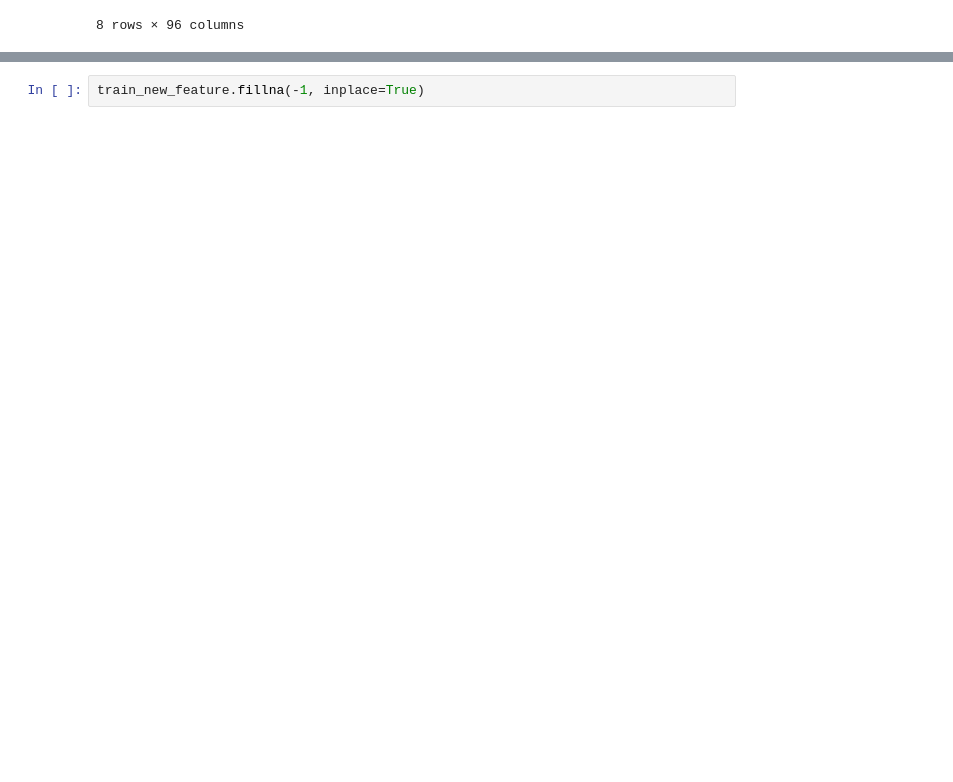
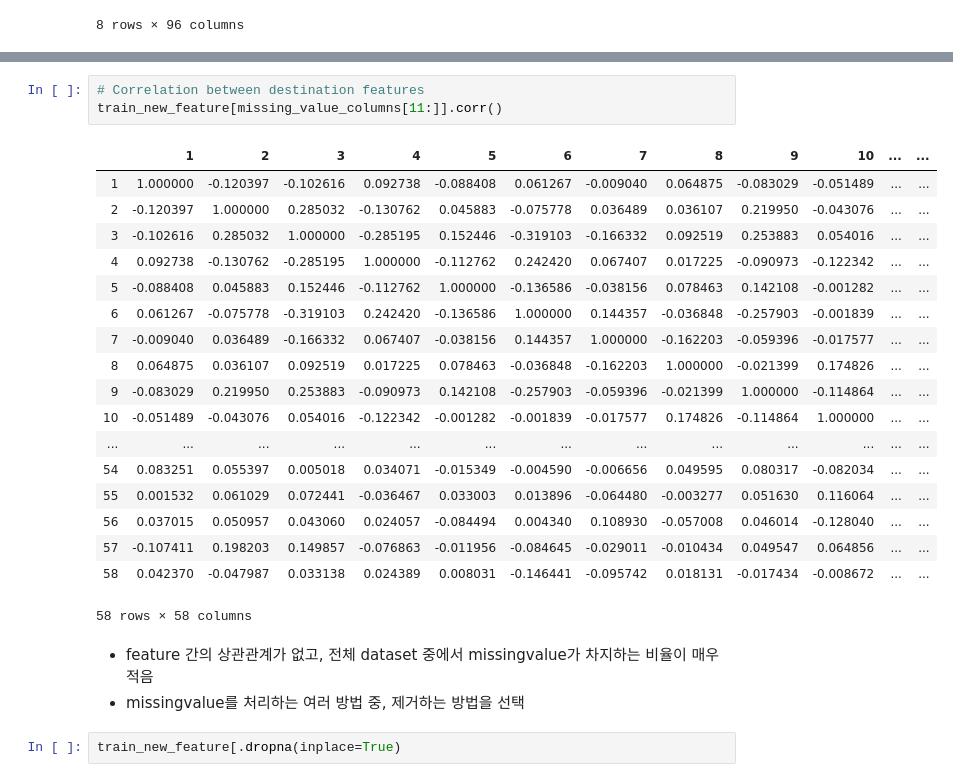
Before and after one commit to znulll/ROWILT, a Jupyter notebook: Kaggle/expedia-hotel-recommendations/expedia_hotel_recommendations.ipynb, the cells around one changed output, grey strips where cells are left out. Cells and saved outputs as stored; diff of their text form; blank space fills up the shorter version.

```diff
--- a/Kaggle/expedia-hotel-recommendations/expedia_hotel_recommendations.ipynb
+++ b/Kaggle/expedia-hotel-recommendations/expedia_hotel_recommendations.ipynb
@@ -612,2 +677,27 @@ srch_destination_iddestination_compression 2535
+# %%
+# Correlation between destination features
+train_new_feature[missing_value_columns[11:]].corr()
+# %% [output]
+|  | 1 | 2 | 3 | 4 | 5 | 6 | 7 | 8 | 9 | 10 | ... | ... |
+| 1 | 1.000000 | -0.120397 | -0.102616 | 0.092738 | -0.088408 | 0.061267 | -0.009040 | 0.064875 | -0.083029 | -0.051489 | ... | ... |
+| 2 | -0.120397 | 1.000000 | 0.285032 | -0.130762 | 0.045883 | -0.075778 | 0.036489 | 0.036107 | 0.219950 | -0.043076 | ... | ... |
+| 3 | -0.102616 | 0.285032 | 1.000000 | -0.285195 | 0.152446 | -0.319103 | -0.166332 | 0.092519 | 0.253883 | 0.054016 | ... | ... |
+| 4 | 0.092738 | -0.130762 | -0.285195 | 1.000000 | -0.112762 | 0.242420 | 0.067407 | 0.017225 | -0.090973 | -0.122342 | ... | ... |
+| 5 | -0.088408 | 0.045883 | 0.152446 | -0.112762 | 1.000000 | -0.136586 | -0.038156 | 0.078463 | 0.142108 | -0.001282 | ... | ... |
+| 6 | 0.061267 | -0.075778 | -0.319103 | 0.242420 | -0.136586 | 1.000000 | 0.144357 | -0.036848 | -0.257903 | -0.001839 | ... | ... |
+| 7 | -0.009040 | 0.036489 | -0.166332 | 0.067407 | -0.038156 | 0.144357 | 1.000000 | -0.162203 | -0.059396 | -0.017577 | ... | ... |
+| 8 | 0.064875 | 0.036107 | 0.092519 | 0.017225 | 0.078463 | -0.036848 | -0.162203 | 1.000000 | -0.021399 | 0.174826 | ... | ... |
+| 9 | -0.083029 | 0.219950 | 0.253883 | -0.090973 | 0.142108 | -0.257903 | -0.059396 | -0.021399 | 1.000000 | -0.114864 | ... | ... |
+| 10 | -0.051489 | -0.043076 | 0.054016 | -0.122342 | -0.001282 | -0.001839 | -0.017577 | 0.174826 | -0.114864 | 1.000000 | ... | ... |
+| ... | ... | ... | ... | ... | ... | ... | ... | ... | ... | ... | ... | ... |
+| 54 | 0.083251 | 0.055397 | 0.005018 | 0.034071 | -0.015349 | -0.004590 | -0.006656 | 0.049595 | 0.080317 | -0.082034 | ... | ... |
+| 55 | 0.001532 | 0.061029 | 0.072441 | -0.036467 | 0.033003 | 0.013896 | -0.064480 | -0.003277 | 0.051630 | 0.116064 | ... | ... |
+| 56 | 0.037015 | 0.050957 | 0.043060 | 0.024057 | -0.084494 | 0.004340 | 0.108930 | -0.057008 | 0.046014 | -0.128040 | ... | ... |
+| 57 | -0.107411 | 0.198203 | 0.149857 | -0.076863 | -0.011956 | -0.084645 | -0.029011 | -0.010434 | 0.049547 | 0.064856 | ... | ... |
+| 58 | 0.042370 | -0.047987 | 0.033138 | 0.024389 | 0.008031 | -0.146441 | -0.095742 | 0.018131 | -0.017434 | -0.008672 | ... | ... |
+58 rows × 58 columns
+# %% [markdown]
+- feature 간의 상관관계가 없고, 전체 dataset 중에서 missingvalue가 차지하는 비율이 매우 적음
+- missingvalue를 처리하는 여러 방법 중, 제거하는 방법을 선택
 # %%
-train_new_feature.fillna(-1, inplace=True)
+train_new_feature[.dropna(inplace=True)
```
Also changed, not shown: parts of 11 cells of this notebook.
